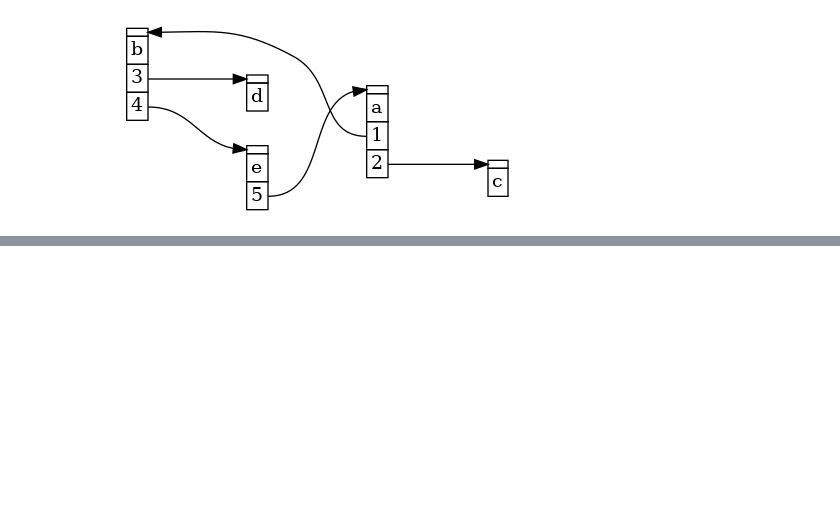
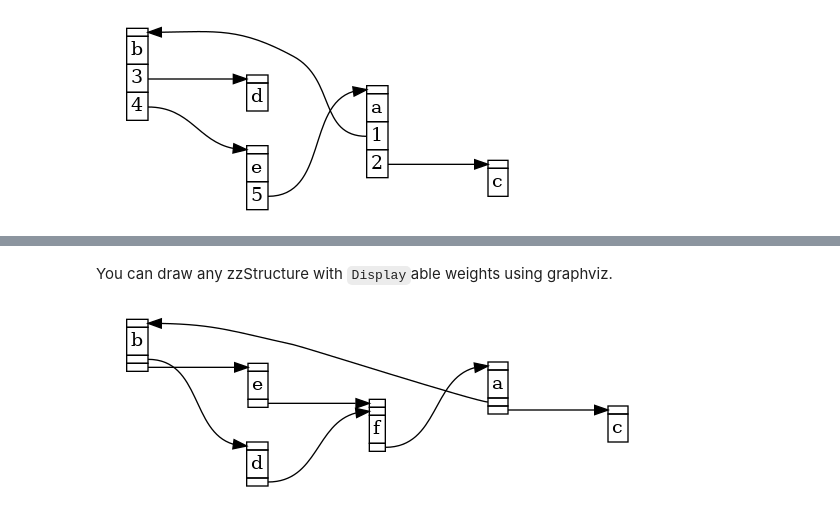
Before and after one commit to timthelion/rust-jupyter, a Jupyter notebook: walk-trees-part1-zzstructures.ipynb, the cells around one changed output, grey strips where cells are left out. Saved outputs shown, nothing was run; the diff lists cells and outputs as text; code cells hidden in the pictures; blank space fills up the shorter version.

```diff
--- a/walk-trees-part1-zzstructures.ipynb
+++ b/walk-trees-part1-zzstructures.ipynb
@@ -400,0 +422,6 @@ draw_zzstructure(&zzg_2);
+# %% [markdown]
+You can draw any zzStructure with `Display`able weights using graphviz.
+# %%
+zzse::draw_zzstructure(&dwc_zz, 0, 1);
+# %% [output]
+[figure, added]
```
Also changed, not shown: parts of 17 cells of this notebook.
